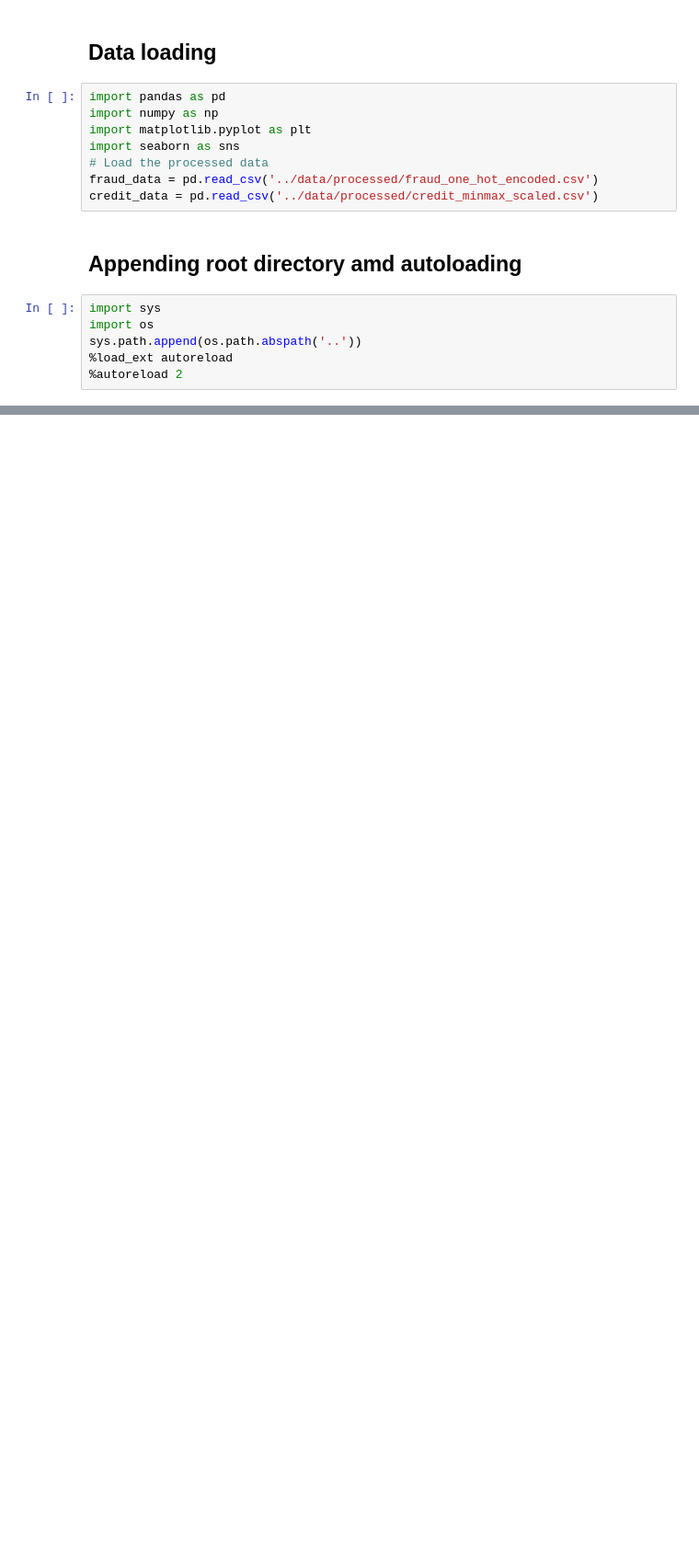
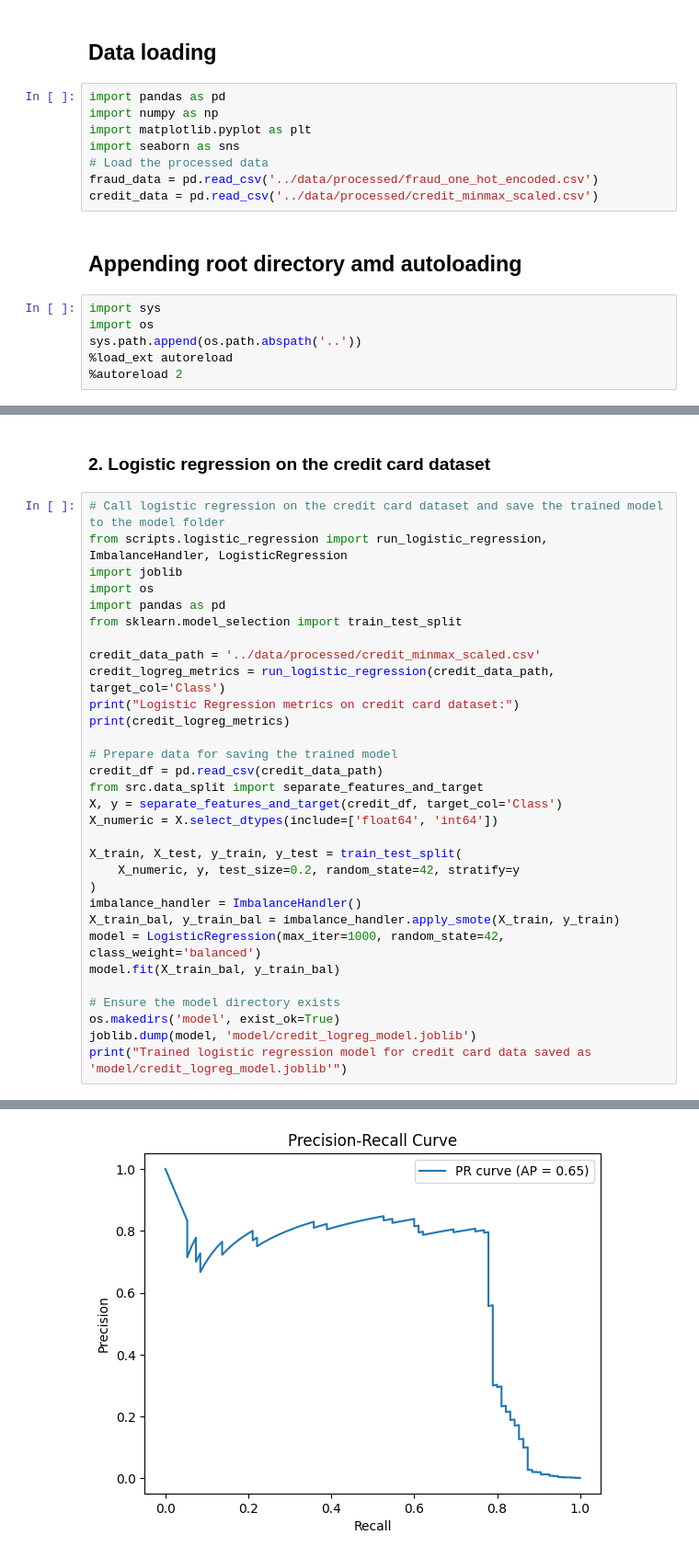
Before and after one commit to wondifraw/fraud-detection-for-e-commerce-and-bank-transactions, a Jupyter notebook: notebooks/model_exploration.ipynb, the cells around one changed output, grey strips where cells are left out. Shown at 92% size. Saved outputs shown, nothing was run; the diff lists cells and outputs as text; blank space fills up the shorter version.

```diff
--- a/notebooks/model_exploration.ipynb
+++ b/notebooks/model_exploration.ipynb
@@ -272,0 +88,34 @@ Model saved to ../model\logreg_credit_20250721_163443.joblib
+# %% [markdown]
+### 2. Logistic regression on the credit card dataset
+# %%
+# Call logistic regression on the credit card dataset and save the trained model to the model folder
+from scripts.logistic_regression import run_logistic_regression, ImbalanceHandler, LogisticRegression
+import joblib
+import os
+import pandas as pd
+from sklearn.model_selection import train_test_split
+
+credit_data_path = '../data/processed/credit_minmax_scaled.csv'
+credit_logreg_metrics = run_logistic_regression(credit_data_path, target_col='Class')
+print("Logistic Regression metrics on credit card dataset:")
+print(credit_logreg_metrics)
+
+# Prepare data for saving the trained model
+credit_df = pd.read_csv(credit_data_path)
+from src.data_split import separate_features_and_target
+X, y = separate_features_and_target(credit_df, target_col='Class')
+X_numeric = X.select_dtypes(include=['float64', 'int64'])
+
+X_train, X_test, y_train, y_test = train_test_split(
+    X_numeric, y, test_size=0.2, random_state=42, stratify=y
+)
+imbalance_handler = ImbalanceHandler()
+X_train_bal, y_train_bal = imbalance_handler.apply_smote(X_train, y_train)
+model = LogisticRegression(max_iter=1000, random_state=42, class_weight='balanced')
+model.fit(X_train_bal, y_train_bal)
+
+# Ensure the model directory exists
+os.makedirs('model', exist_ok=True)
+joblib.dump(model, 'model/credit_logreg_model.joblib')
+print("Trained logistic regression model for credit card data saved as 'model/credit_logreg_model.joblib'")
+# %% [output]
@@ -272,0 +139 @@ Model saved to ../model\logreg_credit_20250721_163443.joblib
+[figure, added]
```
Also changed, not shown: parts of 18 cells of this notebook.
